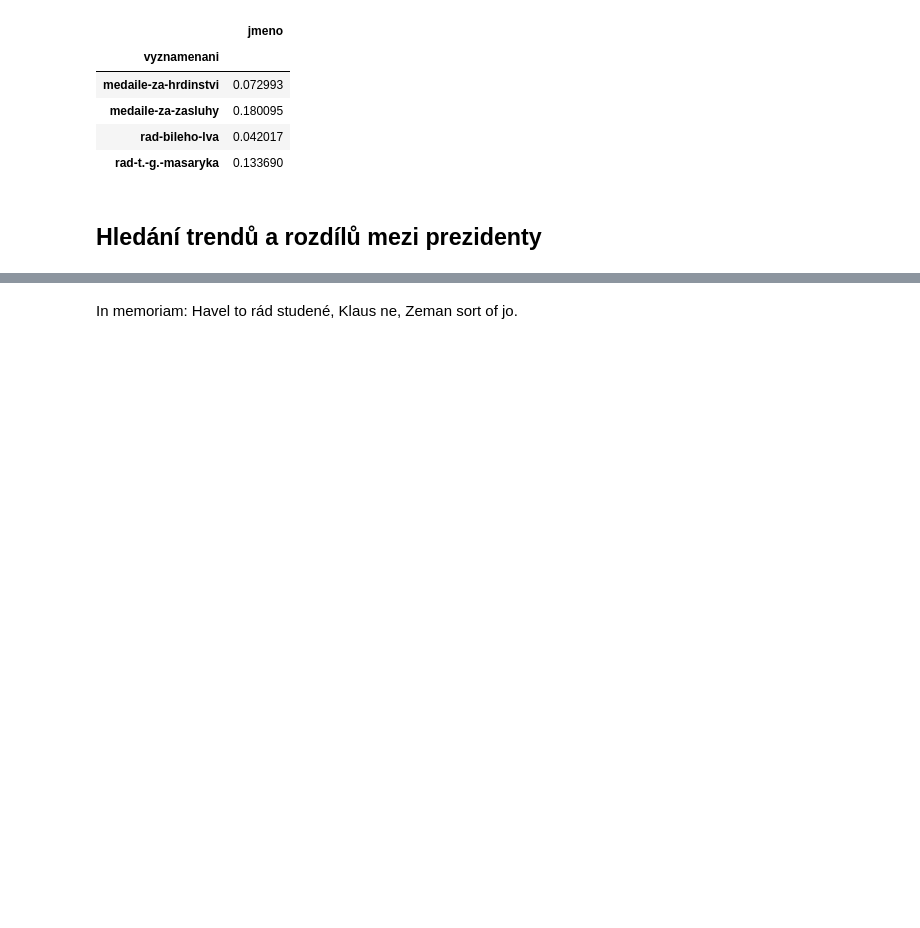
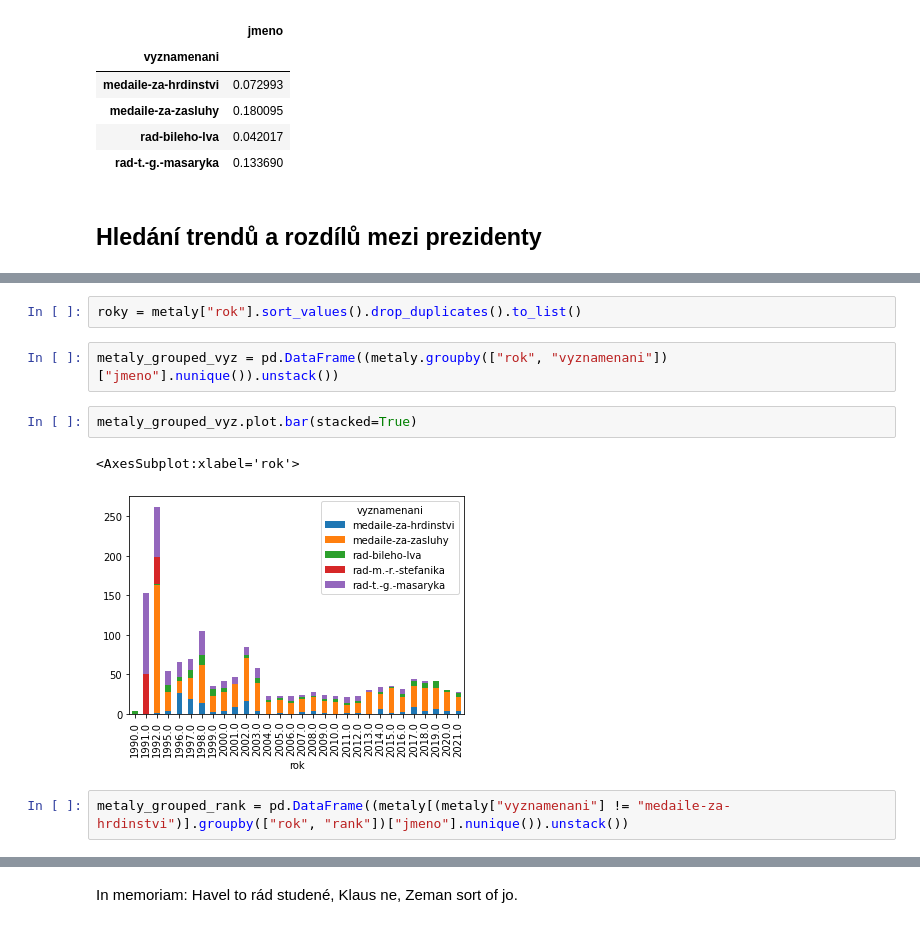
Before and after one commit to DataRozhlas/vyznamenani, a Jupyter notebook: vyznamenani.ipynb, the cells around one changed output, grey strips where cells are left out. Cells and saved outputs as stored; diff of their text form; blank space fills up the shorter version.

```diff
--- a/vyznamenani.ipynb
+++ b/vyznamenani.ipynb
@@ -218,0 +230,11 @@ pd.DataFrame(metaly[(metaly["stat"] == "cr") & (metaly["pohlavi"] == "zena")].gr
+# %%
+roky = metaly["rok"].sort_values().drop_duplicates().to_list()
+# %%
+metaly_grouped_vyz = pd.DataFrame((metaly.groupby(["rok", "vyznamenani"])["jmeno"].nunique()).unstack())
+# %%
+metaly_grouped_vyz.plot.bar(stacked=True)
+# %% [output]
+<AxesSubplot:xlabel='rok'>
+[figure, added]
+# %%
+metaly_grouped_rank = pd.DataFrame((metaly[(metaly["vyznamenani"] != "medaile-za-hrdinstvi")].groupby(["rok", "rank"])["jmeno"].nunique()).unstack())
```
Also changed, not shown: parts of 21 cells of this notebook.
